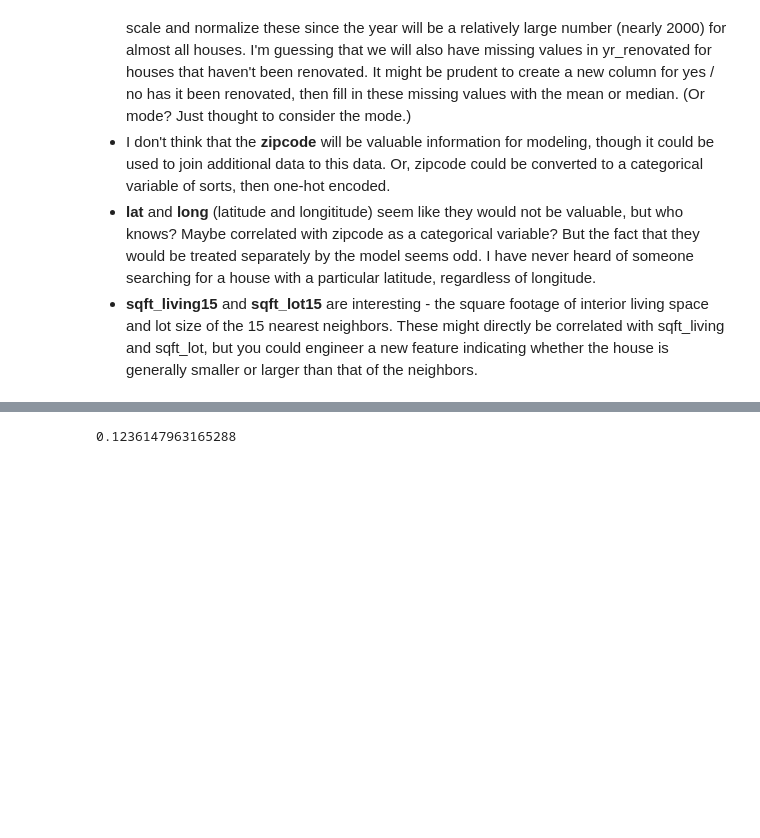
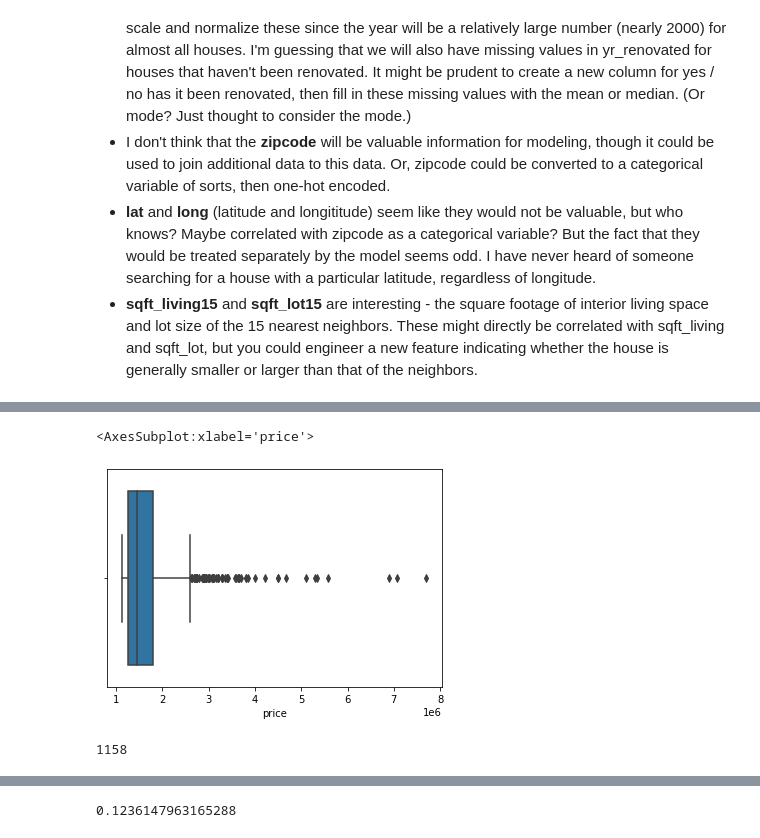
Before and after one commit to ran0027/dsc-phase2-project, a Jupyter notebook: analysis.ipynb, the cells around one changed output, grey strips where cells are left out. Drawn from its saved outputs; the diff is of its cells as text; code cells hidden in the pictures; blank space fills up the shorter version.

```diff
--- a/analysis.ipynb
+++ b/analysis.ipynb
@@ -67,0 +83,2 @@ It looks to be a yes/no Boolean with some null / missing values.
+# %%
+upper_fourth = raw['price'].quantile(q=0.75)
@@ -67,0 +87,2 @@ It looks to be a yes/no Boolean with some null / missing values.
+# %%
+IQR = raw['price'].quantile(q=0.75) - raw['price'].quantile(q=0.25)
@@ -67,0 +93,9 @@ It looks to be a yes/no Boolean with some null / missing values.
+# %%
+sns.boxplot(raw.loc[ raw['price'] > upper_fourth + 1.5*IQR ].price)
+# %% [output]
+<AxesSubplot:xlabel='price'>
+[figure, added]
+# %%
+len(raw.loc[ raw['price'] > upper_fourth + 1.5*IQR ].price)
+# %% [output]
+1158
```
Also changed, not shown: parts of 65 cells of this notebook.
